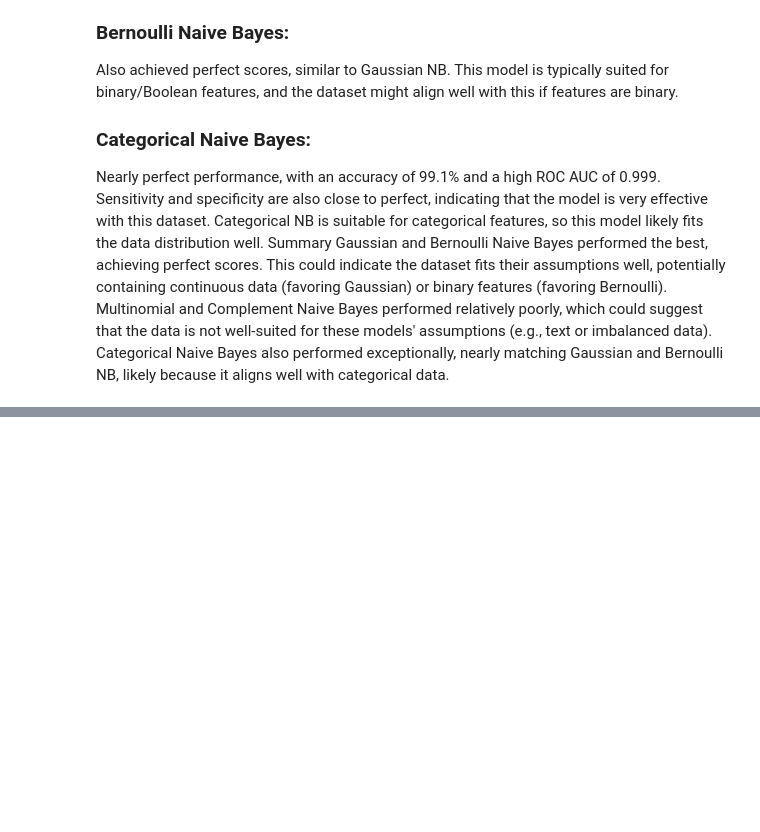
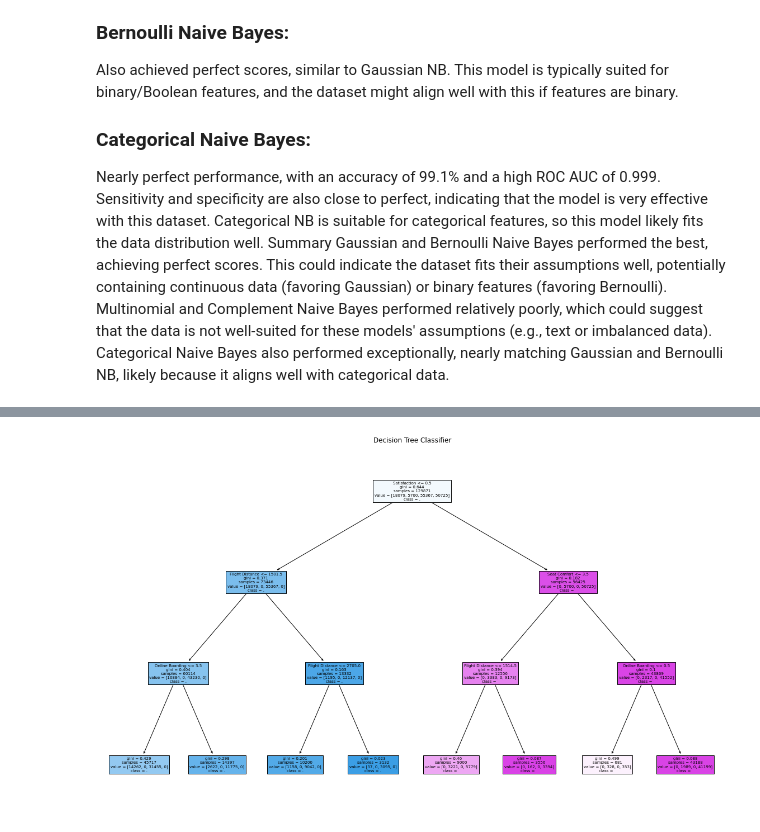
Before and after one commit to HWhr3000/F21DL_Coursework_grp2, a Jupyter notebook: notebooks/Anugraha_notebook.ipynb, the cells around one changed output, grey strips where cells are left out. Saved outputs shown, nothing was run; the diff lists cells and outputs as text; code cells hidden in the pictures; blank space fills up the shorter version.

```diff
--- a/notebooks/Anugraha_notebook.ipynb
+++ b/notebooks/Anugraha_notebook.ipynb
@@ -920,0 +940,32 @@ Categorical Naive Bayes also performed exceptionally, nearly matching Gaussian a
+# %%
+import pandas as pd
+from sklearn.tree import DecisionTreeClassifier, plot_tree
+import matplotlib.pyplot as plt
+
+# Assuming datacopy_5 is your DataFrame
+X = datacopy_5.drop('Loyalty', axis=1)  # Features
+y = datacopy_5['Loyalty']               # Target variable
+
+# Select the first few features based on your previous correlation analysis
+selected_features = [
+    'Satisfaction', 'Online Boarding', 'service_quality_score',
+    'Flight Distance', 'Seat Comfort'  # You can adjust this list as needed
+]
+
+# Subset the DataFrame to include only the selected features
+X_selected = X[selected_features]
+
+# One-Hot Encode categorical columns
+X_encoded = pd.get_dummies(X_selected)
+
+# Initialize and fit the Decision Tree Classifier
+tree_clf = DecisionTreeClassifier(max_depth=3, random_state=42)
+tree_clf.fit(X_encoded, y)
+
+# Plot the decision tree
+plt.figure(figsize=(20, 12))  # Set the size of the figure
+plot_tree(tree_clf, filled=True, feature_names=X_encoded.columns, class_names=str(y.unique()))
+plt.title('Decision Tree Classifier')
+plt.show()
+# %% [output]
+[figure, added]
```
Also changed, not shown: parts of 4 cells of this notebook.
